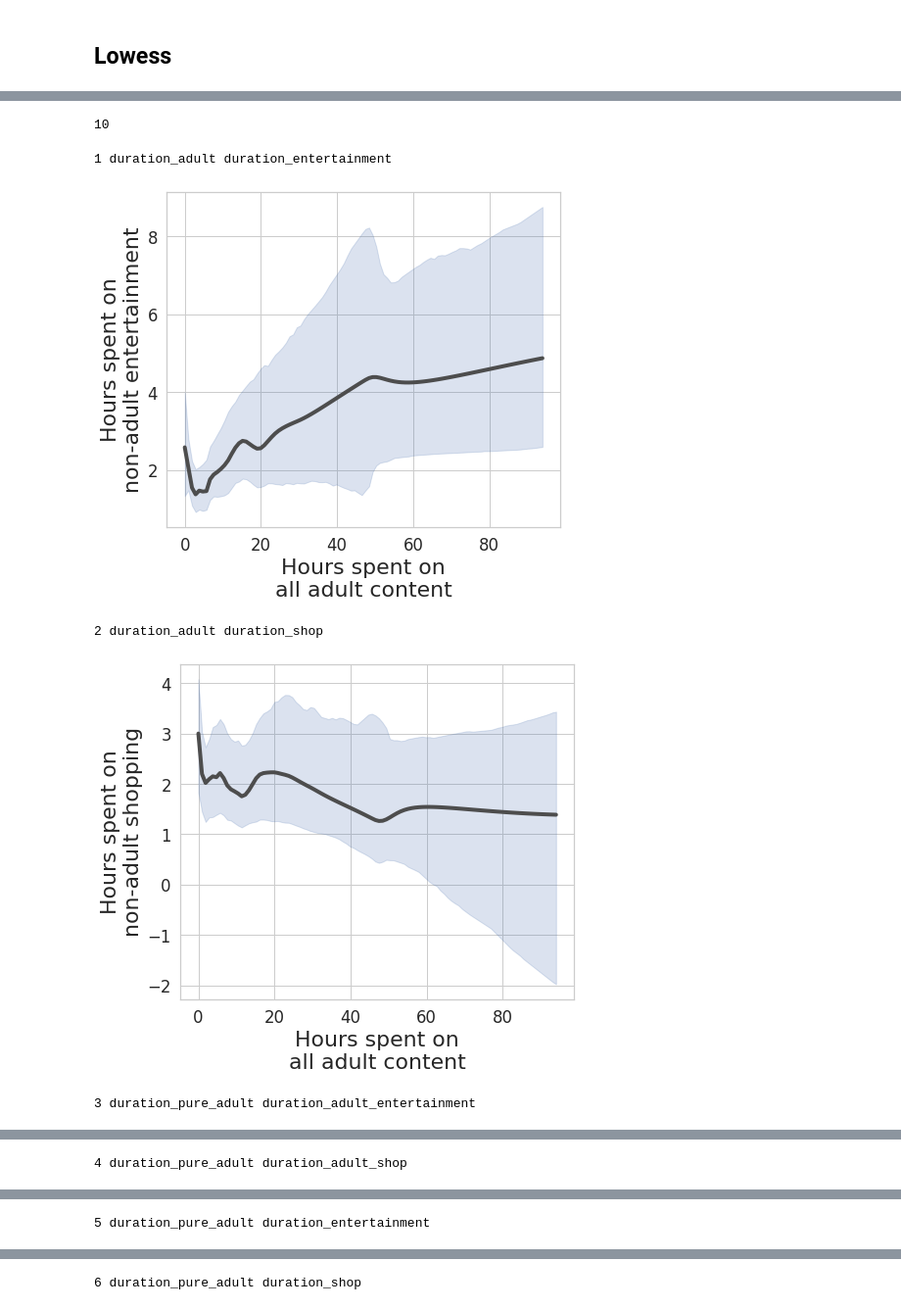
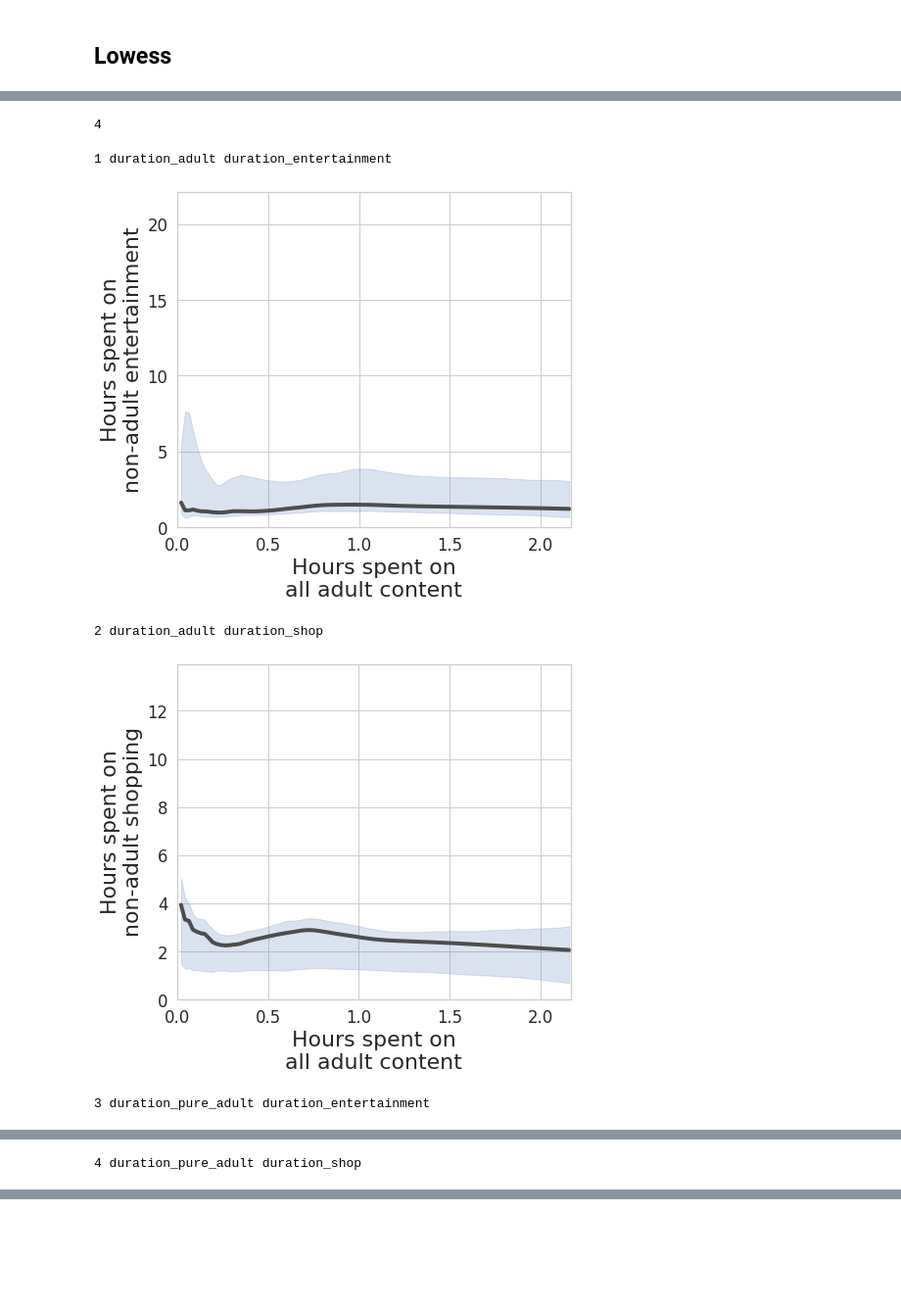
Before and after one commit to soodoku/adult, a Jupyter notebook: scripts/40_timeuse.ipynb, the cells around one changed output, grey strips where cells are left out. Shown at 98% size. Drawn from its saved outputs; the diff is of its cells as text; code cells hidden in the pictures; blank space fills up the shorter version.

```diff
--- a/scripts/40_timeuse.ipynb
+++ b/scripts/40_timeuse.ipynb
@@ -782,31 +701,12 @@ pairs = [
     # All adult vs non-adult leisure
     ("duration_adult", "duration_entertainment"),
     ("duration_adult", "duration_shop"),
-#     ("duration_adult", "duration_games"),
-    # Pure adult vs adult-related leisure
-    ("duration_pure_adult", "duration_adult_entertainment"),
-    ("duration_pure_adult", "duration_adult_shop"),
-#     ("duration_pure_adult", "duration_adult_games"),
-    # Pure adult vs nonadult-related leisure
     ("duration_pure_adult", "duration_entertainment"),
     ("duration_pure_adult", "duration_shop"),
-#     ("duration_pure_adult", "duration_games"),
-    # Adult-related leisure vs Non-adult-related leisure
-    ("duration_entertainment", "duration_adult_entertainment"),
-    ("duration_shop", "duration_adult_shop"),
-#     ("duration_games", "duration_adult_games"),
-    # Within adult-related leisure
-    ("duration_adult_entertainment", "duration_adult_shop"),
-#     ("duration_adult_entertainment", "duration_adult_games"),
-#     ("duration_adult_shop", "duration_adult_games"),
-    # Within non adult-related leisure
-    ("duration_entertainment", "duration_shop"),
-#     ("duration_entertainment", "duration_games"),
-#     ("duration_shop", "duration_games"),
 ]
 len(pairs)
 # %% [output]
-10
+4
 # %%
 VARLABEL_DURATION_DICT = dict(
     duration_adult="Hours spent on\nall adult content",
@@ -815,8 +715,6 @@ VARLABEL_DURATION_DICT = dict(
     duration_pure_adult="Hours spent on\npure adult content",
     duration_adult_entertainment="Hours spent on\nadult entertainment",
     duration_adult_shop="Hours spent on\nadult shopping",
-    duration_games="Hours spent on\nnon-adult games",
-    duration_adult_games="Hours spent on\nadult games",
 )
 # %%
 for ix, xy in enumerate(pairs):
@@ -825,24 +723,42 @@ for ix, xy in enumerate(pairs):
     assert 0 == len(df_ind.query(f"{y}<0"))
 # %%
 scale = 0.9
+cutoff = .9
 for ix, xy in enumerate(pairs):
     xvar, yvar = xy
     print(ix+1, xvar, yvar)
-    _df = df_ind.query("duration_adult>0")
+    if " adult" in xvar:
+        _df = (
+            df_ind
+            .query(f"{xvar}<={df_ind[xvar].quantile(cutoff)}")
+        )
+    if " adult" in yvar:
+        _df = (
+            df_ind
+            .query(f"{yvar}<={df_ind[yvar].quantile(cutoff)}")
+        )
+#     print(df_ind[xvar].quantile(cutoff), df_ind[yvar].quantile(cutoff))
+    _df = (
+        df_ind
+        .query(f"{xvar}<={df_ind[xvar].quantile(cutoff)}")
+        .query(f"{yvar}<={df_ind[yvar].quantile(cutoff)}")
+    )
     x = _df[xvar].values
     y = _df[yvar].values
     smoothed, eval_x, bottom, top = lowess_ci(x, y, N=1000, lowess_kw=LOWESS_OPTS)
     _, ax = plt.subplots(figsize=(8 * scale, 7 * scale), facecolor="white")
     ax.plot(eval_x, smoothed, **LINEPLOT_OPTS)
     ax.fill_between(eval_x, bottom, top, **CI_PLOT_OPTS)
     ax.set_xlabel(VARLABEL_DURATION_DICT[xvar], fontsize=22)
     ax.set_ylabel(VARLABEL_DURATION_DICT[yvar], fontsize=22)
+    ax.set_xlim(0, df_ind[xvar].quantile(cutoff))
+    ax.set_ylim(0, df_ind[yvar].quantile(cutoff))
     plt.locator_params(nbins=7)
     save_mpl_fig(f"../figs/tu_{yvar}-{xvar}")
     plt.show()
 # %% [output]
 1 duration_adult duration_entertainment
-[figure, old version]
+[figure, new version]
 2 duration_adult duration_shop
-[figure, old version]
+[figure, new version]
-3 duration_pure_adult duration_adult_entertainment
+3 duration_pure_adult duration_entertainment
@@ -850 +766 @@ for ix, xy in enumerate(pairs):
-4 duration_pure_adult duration_adult_shop
+4 duration_pure_adult duration_shop
@@ -852 +767,0 @@ for ix, xy in enumerate(pairs):
-5 duration_pure_adult duration_entertainment
@@ -854 +767,0 @@ for ix, xy in enumerate(pairs):
-6 duration_pure_adult duration_shop
```
Also changed, not shown: parts of 8 cells of this notebook, 44 other files.
